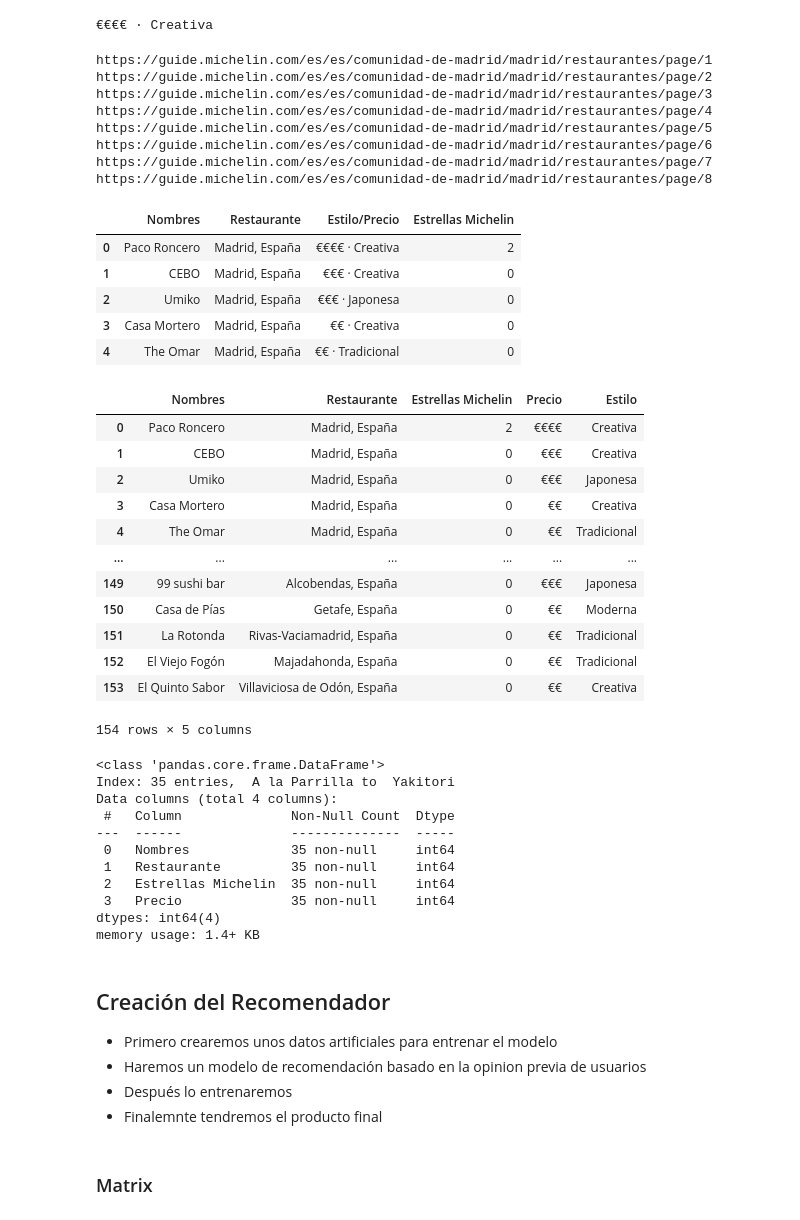
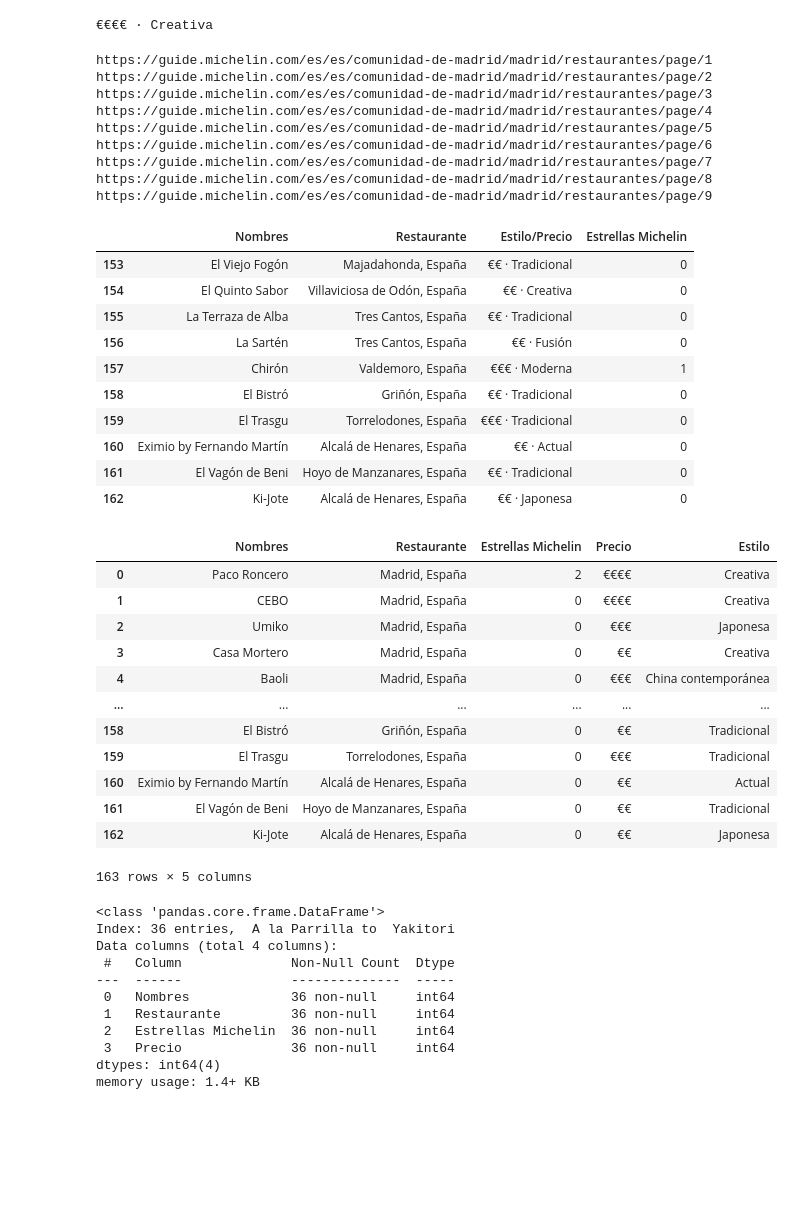
Before and after one commit to legabrielo/Recomendador, a Jupyter notebook: ML_Restaurantes.ipynb, the cells around one changed output. Drawn from its saved outputs; the diff is of its cells as text; code cells hidden in the pictures; blank space fills up the shorter version.

```diff
--- a/ML_Restaurantes.ipynb
+++ b/ML_Restaurantes.ipynb
@@ -94,11 +96,11 @@ print(ubi.text)
 # Hacemos una lista que tenga todos los URLS disponibles de la página para quedarnos con ellos
 
 urls = []
-for i in range(1,9,1):
+for i in range(1,10,1):
     link = f'https://guide.michelin.com/es/es/comunidad-de-madrid/madrid/restaurantes/page/{i}'
     urls.append(link)
 # %%
-# Hacemos el bucle para sacar los 154 datos
+# Hacemos el bucle para sacar los 163 datos
 
 
 lista_nombres = []
@@ -124,7 +126,7 @@ for url in urls[:]:
     for titol in nombre:
         nombres.append(titol.text)
 
-    if url != 'https://guide.michelin.com/es/es/comunidad-de-madrid/madrid/restaurantes/page/8':
+    if url != 'https://guide.michelin.com/es/es/comunidad-de-madrid/madrid/restaurantes/page/9':
         for i in range(1,21,1):
             ubi = driver.find_element(By.XPATH, value = f'/html/body/main/section[1]/div/div/div[2]/div{[i]}/div/div[2]/div[2]')
             ubicacion = []
@@ -132,7 +134,7 @@ for url in urls[:]:
             ubicacion.append(a)
             lista_ubis.append(ubicacion)
     else:
-        for i in range(1,15,1):
+        for i in range(1,4,1):
             ubi = driver.find_element(By.XPATH, value = f'/html/body/main/section[1]/div/div/div[2]/div{[i]}/div/div[2]/div[2]')
             ubicacion = []
             a = ubi.text
@@ -140,7 +142,7 @@ for url in urls[:]:
             lista_ubis.append(ubicacion)
 
 
-    if url != 'https://guide.michelin.com/es/es/comunidad-de-madrid/madrid/restaurantes/page/8':
+    if url != 'https://guide.michelin.com/es/es/comunidad-de-madrid/madrid/restaurantes/page/9':
         for i in range(1,21,1):
             estilo = driver.find_element(By.XPATH, value = f'/html/body/main/section[1]/div/div/div[2]/div{[i]}/div/div[2]/div[3]')
             style = []
@@ -148,7 +150,7 @@ for url in urls[:]:
             style.append(b)
             lista_estilos.append(style)
     else:
-        for i in range(1,15,1):
+        for i in range(1,4,1):
             estilo = driver.find_element(By.XPATH, value = f'/html/body/main/section[1]/div/div/div[2]/div{[i]}/div/div[2]/div[3]')
             style = []
             b = estilo.text
@@ -167,13 +169,15 @@ https://guide.michelin.com/es/es/comunidad-de-madrid/madrid/restaurantes/page/5
 https://guide.michelin.com/es/es/comunidad-de-madrid/madrid/restaurantes/page/6
 https://guide.michelin.com/es/es/comunidad-de-madrid/madrid/restaurantes/page/7
 https://guide.michelin.com/es/es/comunidad-de-madrid/madrid/restaurantes/page/8
+https://guide.michelin.com/es/es/comunidad-de-madrid/madrid/restaurantes/page/9
 # %%
 # Creamos un dataframe a mano de los restaurantes que tienen estrella
 
 estrellas = [2,0,0,0,0,0,1,0,0,0,0,0,0,0,0,0,0,0,0,2,0,0,0,0,0,1,0,0,0,0,0,2,0,0,0,0,0,0,0,0,
-                           0,0,1,0,0,0,0,0,0,0,1,0,1,0,0,0,0,0,0,0,0,0,0,0,0,3,0,0,2,0,0,0,0,1,0,0,0,0,0,0,
-                           0,0,0,0,0,0,0,0,0,0,0,1,0,0,0,0,0,0,0,0,2,0,0,0,0,1,0,0,0,0,0,0,0,0,0,0,0,0,1,1,
-                           1,0,0,1,0,0,0,0,0,1,0,3,0,0,0,0,1,0,0,0,0,0,0,0,0,0,0,0,0,0,0,0,0,0]
+             0,0,1,0,0,0,0,0,0,0,1,0,1,0,0,0,0,0,0,0,0,0,0,0,0,3,0,0,2,0,0,0,0,1,0,0,0,0,0,0,
+             0,0,0,0,0,0,0,0,0,0,0,1,0,0,0,0,0,0,0,0,2,0,0,0,0,1,0,0,0,0,0,0,0,0,0,0,0,0,1,1,
+             1,0,0,1,0,0,0,0,0,1,0,3,0,0,0,0,1,0,0,0,0,0,0,0,0,0,0,0,0,0,0,0,0,0,0,0,0,1,0,0,
+             0,0,0]
 # %%
 # Hacemos que las listas sean de una sola dimension
 
@@ -198,20 +202,25 @@ lista_names = [r for r in lista_names if r !='']
 # %%
 # Creamos el dataframe
 
 data = {'Nombres': lista_names,
         'Restaurante': lista_location,
         'Estilo/Precio': lista_style,
         'Estrellas Michelin': estrellas}
 
 Restaurantes = pd.DataFrame(data)
-Restaurantes.head()
+Restaurantes.tail(10)
 # %% [output]
 |  | Nombres | Restaurante | Estilo/Precio | Estrellas Michelin |
-| 0 | Paco Roncero | Madrid, España | €€€€ · Creativa | 2 |
-| 1 | CEBO | Madrid, España | €€€ · Creativa | 0 |
-| 2 | Umiko | Madrid, España | €€€ · Japonesa | 0 |
-| 3 | Casa Mortero | Madrid, España | €€ · Creativa | 0 |
-| 4 | The Omar | Madrid, España | €€ · Tradicional | 0 |
+| 153 | El Viejo Fogón | Majadahonda, España | €€ · Tradicional | 0 |
+| 154 | El Quinto Sabor | Villaviciosa de Odón, España | €€ · Creativa | 0 |
+| 155 | La Terraza de Alba | Tres Cantos, España | €€ · Tradicional | 0 |
+| 156 | La Sartén | Tres Cantos, España | €€ · Fusión | 0 |
+| 157 | Chirón | Valdemoro, España | €€€ · Moderna | 1 |
+| 158 | El Bistró | Griñón, España | €€ · Tradicional | 0 |
+| 159 | El Trasgu | Torrelodones, España | €€€ · Tradicional | 0 |
+| 160 | Eximio by Fernando Martín | Alcalá de Henares, España | €€ · Actual | 0 |
+| 161 | El Vagón de Beni | Hoyo de Manzanares, España | €€ · Tradicional | 0 |
+| 162 | Ki-Jote | Alcalá de Henares, España | €€ · Japonesa | 0 |
 # %%
 # Hacemos un split de la columna Estilo/Precio para quedarnos con dos variables del estilo y del precio
 Restaurantes[['Precio', 'Estilo']] = Restaurantes['Estilo/Precio'].str.split('·', n=1, expand=True)
@@ -221,37 +230,28 @@ Restaurantes
 # %% [output]
 |  | Nombres | Restaurante | Estrellas Michelin | Precio | Estilo |
 | 0 | Paco Roncero | Madrid, España | 2 | €€€€ | Creativa |
-| 1 | CEBO | Madrid, España | 0 | €€€ | Creativa |
+| 1 | CEBO | Madrid, España | 0 | €€€€ | Creativa |
 | 2 | Umiko | Madrid, España | 0 | €€€ | Japonesa |
 | 3 | Casa Mortero | Madrid, España | 0 | €€ | Creativa |
-| 4 | The Omar | Madrid, España | 0 | €€ | Tradicional |
+| 4 | Baoli | Madrid, España | 0 | €€€ | China contemporánea |
 | ... | ... | ... | ... | ... | ... |
-| 149 | 99 sushi bar | Alcobendas, España | 0 | €€€ | Japonesa |
-| 150 | Casa de Pías | Getafe, España | 0 | €€ | Moderna |
-| 151 | La Rotonda | Rivas-Vaciamadrid, España | 0 | €€ | Tradicional |
-| 152 | El Viejo Fogón | Majadahonda, España | 0 | €€ | Tradicional |
-| 153 | El Quinto Sabor | Villaviciosa de Odón, España | 0 | €€ | Creativa |
+| 158 | El Bistró | Griñón, España | 0 | €€ | Tradicional |
+| 159 | El Trasgu | Torrelodones, España | 0 | €€€ | Tradicional |
+| 160 | Eximio by Fernando Martín | Alcalá de Henares, España | 0 | €€ | Actual |
+| 161 | El Vagón de Beni | Hoyo de Manzanares, España | 0 | €€ | Tradicional |
+| 162 | Ki-Jote | Alcalá de Henares, España | 0 | €€ | Japonesa |
-154 rows × 5 columns
+163 rows × 5 columns
 # %%
 Restaurantes.groupby('Estilo').nunique().info()
 # %% [output]
 <class 'pandas.core.frame.DataFrame'>
-Index: 35 entries,  A la Parrilla to  Yakitori
+Index: 36 entries,  A la Parrilla to  Yakitori
 Data columns (total 4 columns):
  #   Column              Non-Null Count  Dtype
 ---  ------              --------------  -----
- 0   Nombres             35 non-null     int64
- 1   Restaurante         35 non-null     int64
- 2   Estrellas Michelin  35 non-null     int64
- 3   Precio              35 non-null     int64
+ 0   Nombres             36 non-null     int64
+ 1   Restaurante         36 non-null     int64
+ 2   Estrellas Michelin  36 non-null     int64
+ 3   Precio              36 non-null     int64
 dtypes: int64(4)
 memory usage: 1.4+ KB
-# %% [markdown]
-## Creación del Recomendador
-
-- Primero crearemos unos datos artificiales para entrenar el modelo
-- Haremos un modelo de recomendación basado en la opinion previa de usuarios
-- Después lo entrenaremos
-- Finalemnte tendremos el producto final
-# %% [markdown]
-### Matrix
```
Also changed, not shown: parts of 25 cells of this notebook.
